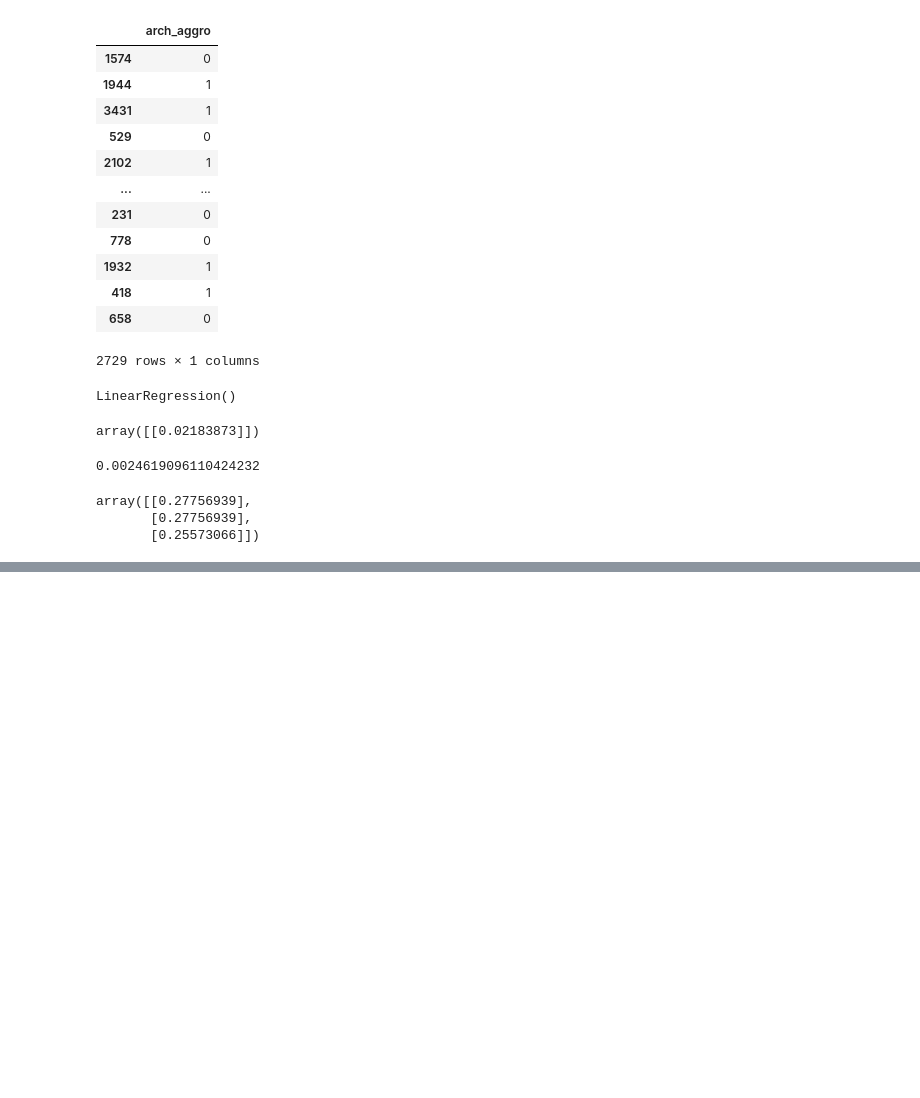
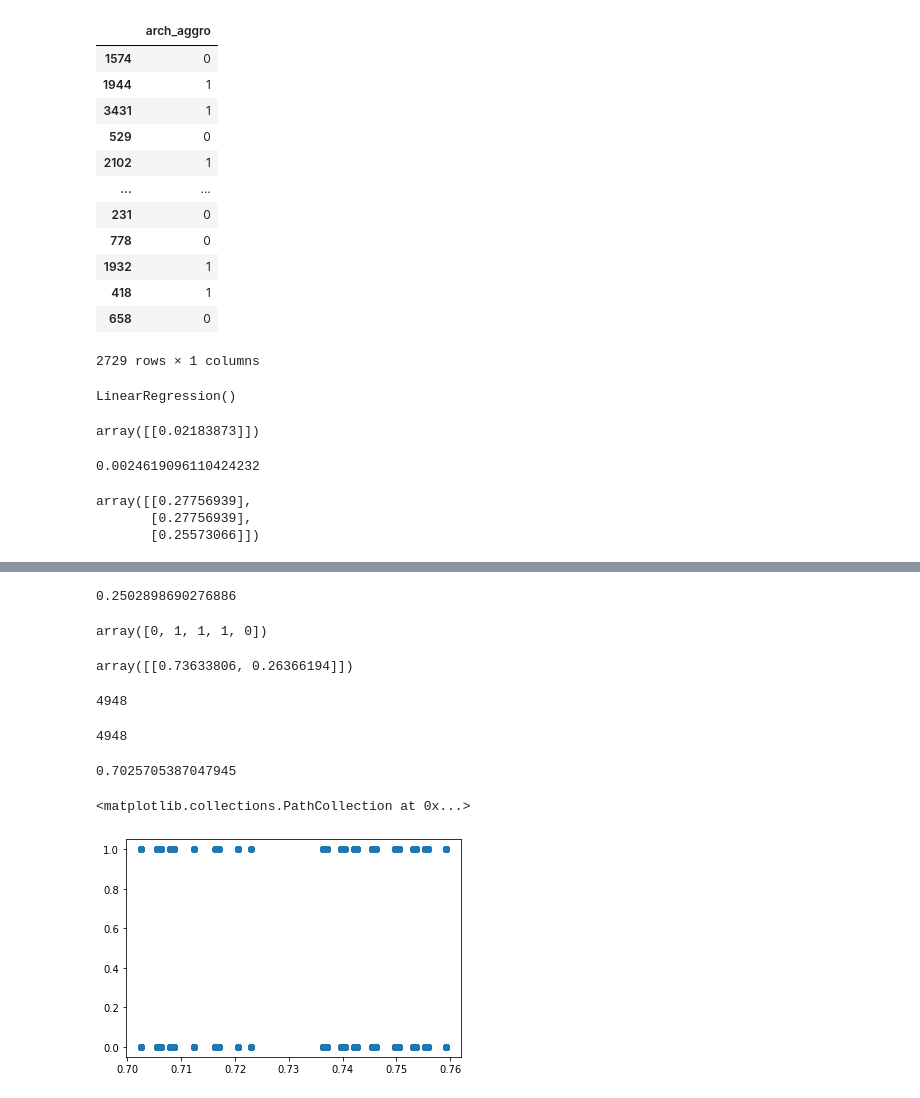
Before and after one commit to greg-martinez44/mtg_scraper, a Jupyter notebook: notebooks/Practicing Regression.ipynb, the cells around one changed output, grey strips where cells are left out. Cells and saved outputs as stored; diff of their text form; code cells hidden in the pictures; blank space fills up the shorter version.

```diff
--- a/notebooks/Practicing Regression.ipynb
+++ b/notebooks/Practicing Regression.ipynb
@@ -302,0 +393,6 @@ array([[0.27756939],
+# %%
+train_cats, test_cats, train_ranks, test_ranks = \
+    train_test_split(deck_table[["W", "U", "B", "R", "G"]], deck_table["rank_label"])
+# %%
+category_model = LogisticRegression()
+category_model.fit(train_cats, train_ranks)
@@ -302,0 +456,36 @@ array([[0.27756939],
+# %%
+category_model.predict_proba([[0, 0, 1, 1, 0]])[0][1]
+# %% [output]
+0.2502898690276886
+# %%
+np.array(train_cats.iloc[1])
+# %% [output]
+array([0, 1, 1, 1, 0])
+# %%
+deck_table_labels = deck_table[["W", "U", "B", "R", "G"]]
+# %%
+category_model.predict_proba([deck_table_labels.iloc[2].tolist()])
+# %% [output]
+array([[0.73633806, 0.26366194]])
+# %%
+predicted_wins = []
+for i in range(len(deck_table_labels)):
+    next_row = deck_table_labels.iloc[i].tolist()
+    predicted_wins.append(category_model.predict_proba([next_row])[0][0])
+# %%
+len(predicted_wins)
+# %% [output]
+4948
+# %%
+len(deck_table["rank_label"])
+# %% [output]
+4948
+# %%
+min(predicted_wins)
+# %% [output]
+0.7025705387047945
+# %%
+plt.scatter(predicted_wins, deck_table["rank_label"])
+# %% [output]
+<matplotlib.collections.PathCollection at 0x...>
+[figure, added]
```
Also changed, not shown: parts of 17 cells of this notebook, 11 other files.
